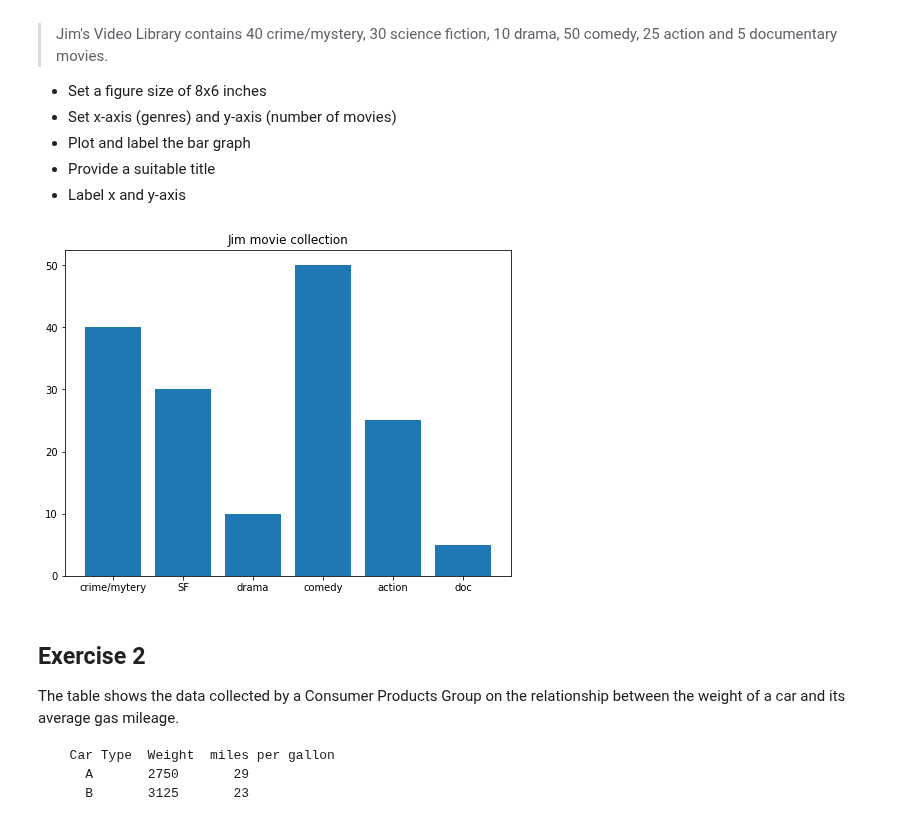
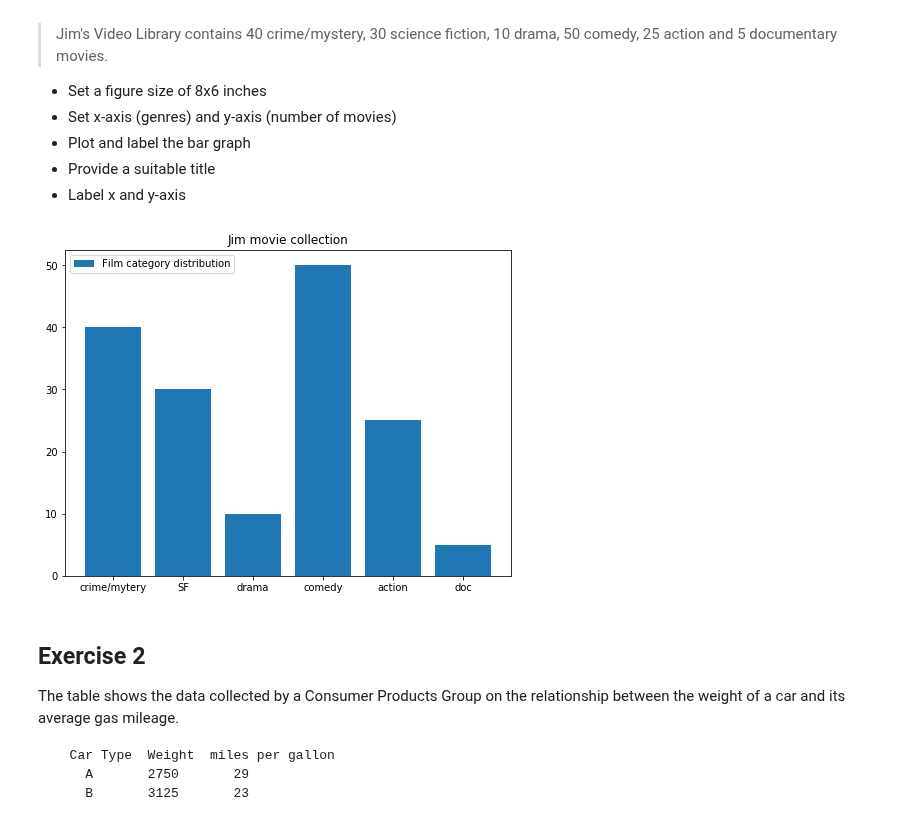
Before and after one commit to fleralle/dsc-data-viz-lab-houston-ds-042219, a Jupyter notebook: index.ipynb, the cells around one changed output. Cells and saved outputs as stored; diff of their text form; code cells hidden in the pictures.

```diff
--- a/index.ipynb
+++ b/index.ipynb
@@ -23,28 +23,29 @@ Make a vertical bar graph using `plt.bar()` for the following set of data:
 # %%
 # import the required libraries
 import numpy as np
 import matplotlib.pyplot as plt
 
 # Set plot space as inline for inline plots and qt for external plots
 %matplotlib inline
 
 y = [40,30,10,50,25,5]
 x =['crime/mytery','SF','drama','comedy','action','doc']
 labels = x.copy()
 
 # Set a figure size
 plt.figure(figsize=(8,6))
 
 # Plot vertical bars of fixed width by passing x and y values to .bar() function
 plt.bar(x,y,label='Film category distribution')
+plt.legend()
 
 # Give a title to the bar graph
 plt.title('Jim movie collection')
 
 # Output the final plot
 plt.show()
 # %% [output]
-[figure, old version]
+[figure, new version]
 # %% [markdown]
 ## Exercise 2
 
```
